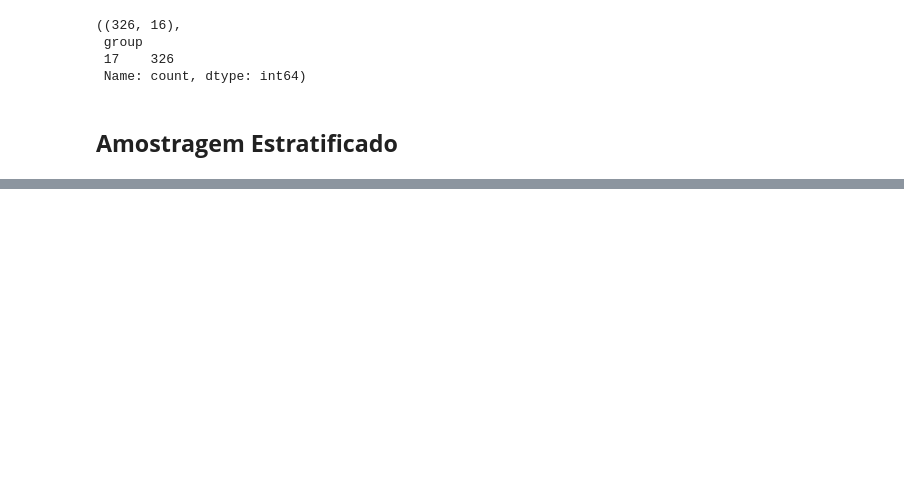
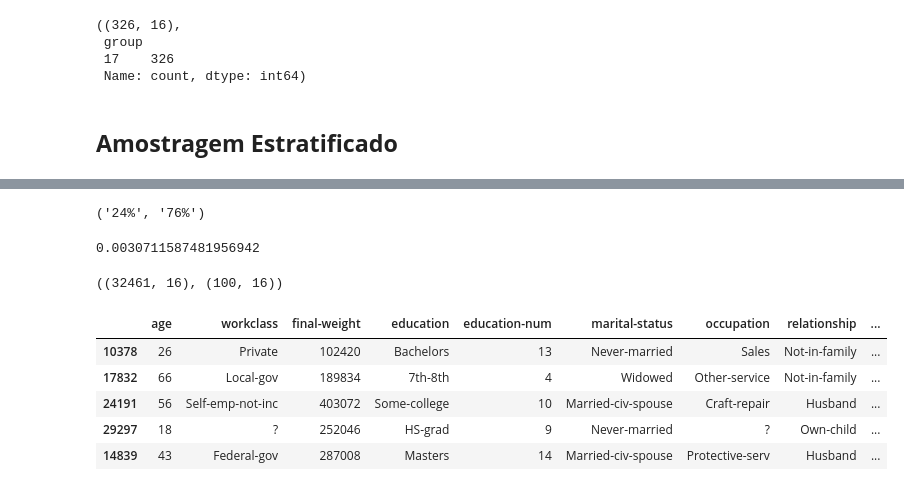
Before and after one commit to AdrianoR85/Estatistica-para-Machine-Learning, a Jupyter notebook: Amostragem.ipynb, the cells around one changed output, grey strips where cells are left out. Saved outputs shown, nothing was run; the diff lists cells and outputs as text; code cells hidden in the pictures; blank space fills up the shorter version.

```diff
--- a/Amostragem.ipynb
+++ b/Amostragem.ipynb
@@ -379,0 +393,27 @@ $$
+# %%
+f"{round(7841 / len(dataset) * 100)}%", f"{round(24720 / len(dataset) * 100)}%"
+# %% [output]
+('24%', '76%')
+# %%
+percentage = 100 / len(dataset)
+percentage
+# %% [output]
+0.0030711587481956942
+# %%
+split = StratifiedShuffleSplit(test_size=percentage)
+for x, y in split.split(dataset, dataset["income"]):
+  df_x = dataset.iloc[x] # contains 90% of the dataset. (training set)
+  df_y = dataset.iloc[y] # contains 10% of the dataset. (test set)
+
+df_x.shape, df_y.shape
+# %% [output]
+((32461, 16), (100, 16))
+# %%
+df_y.head()
+# %% [output]
+|  | age | workclass | final-weight | education | education-num | marital-status | occupation | relationship | ... |
+| 10378 | 26 | Private | 102420 | Bachelors | 13 | Never-married | Sales | Not-in-family | ... |
+| 17832 | 66 | Local-gov | 189834 | 7th-8th | 4 | Widowed | Other-service | Not-in-family | ... |
+| 24191 | 56 | Self-emp-not-inc | 403072 | Some-college | 10 | Married-civ-spouse | Craft-repair | Husband | ... |
+| 29297 | 18 | ? | 252046 | HS-grad | 9 | Never-married | ? | Own-child | ... |
+| 14839 | 43 | Federal-gov | 287008 | Masters | 14 | Married-civ-spouse | Protective-serv | Husband | ... |
```
Also changed, not shown: parts of 20 cells of this notebook.
